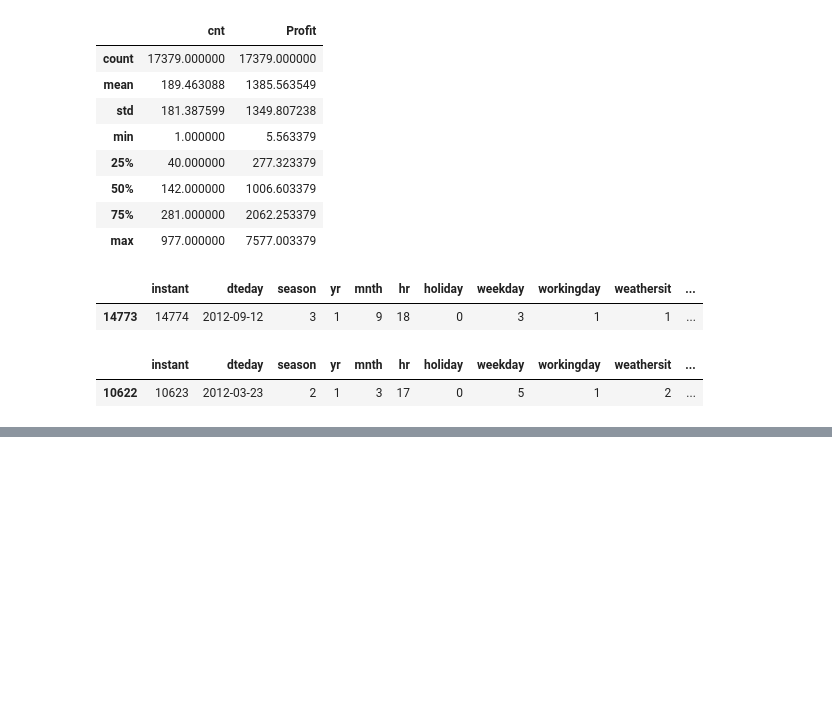
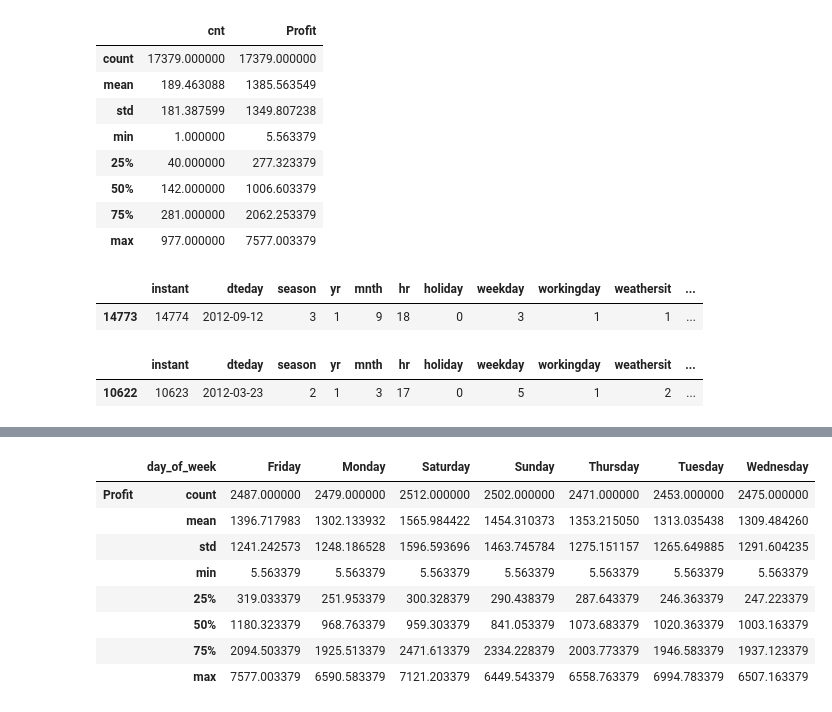
Before and after one commit to KhaledFarghaly11/Bike-Sharing-in-Washington, a Jupyter notebook: Bike Sharing in Washington.ipynb, the cells around one changed output, grey strips where cells are left out. Saved outputs shown, nothing was run; the diff lists cells and outputs as text; code cells hidden in the pictures; blank space fills up the shorter version.

Commit message:
Data analysis: Profit for each day & Which season has more registeration and profit

```diff
--- a/Bike Sharing in Washington.ipynb
+++ b/Bike Sharing in Washington.ipynb
@@ -97,3 +97,8 @@ df[df['Profit'] == df['Profit'].max()]
 # %% [output]
 |  | instant | dteday | season | yr | mnth | hr | holiday | weekday | workingday | weathersit | ... |
 | 10622 | 10623 | 2012-03-23 | 2 | 1 | 3 | 17 | 0 | 5 | 1 | 2 | ... |
+# %%
+# 3. Profit for each day.
+df.info() # Check type of date feature.
+
+df['dteday'] = pd.to_datetime(df['dteday'], format='%Y-%m-%d', errors="coerce")
@@ -99,0 +123,3 @@ df[df['Profit'] == df['Profit'].max()]
+# %%
+df['day_of_week'] = df['dteday'].dt.day_name()
+df
@@ -99,0 +140,12 @@ df[df['Profit'] == df['Profit'].max()]
+# %%
+df.groupby('day_of_week').describe()[['Profit']].transpose()
+# %% [output]
+|  | day_of_week | Friday | Monday | Saturday | Sunday | Thursday | Tuesday | Wednesday |
+| Profit | count | 2487.000000 | 2479.000000 | 2512.000000 | 2502.000000 | 2471.000000 | 2453.000000 | 2475.000000 |
+|  | mean | 1396.717983 | 1302.133932 | 1565.984422 | 1454.310373 | 1353.215050 | 1313.035438 | 1309.484260 |
+|  | std | 1241.242573 | 1248.186528 | 1596.593696 | 1463.745784 | 1275.151157 | 1265.649885 | 1291.604235 |
+|  | min | 5.563379 | 5.563379 | 5.563379 | 5.563379 | 5.563379 | 5.563379 | 5.563379 |
+|  | 25% | 319.033379 | 251.953379 | 300.328379 | 290.438379 | 287.643379 | 246.363379 | 247.223379 |
+|  | 50% | 1180.323379 | 968.763379 | 959.303379 | 841.053379 | 1073.683379 | 1020.363379 | 1003.163379 |
+|  | 75% | 2094.503379 | 1925.513379 | 2471.613379 | 2334.228379 | 2003.773379 | 1946.583379 | 1937.123379 |
+|  | max | 7577.003379 | 6590.583379 | 7121.203379 | 6449.543379 | 6558.763379 | 6994.783379 | 6507.163379 |
```
Also changed, not shown: parts of 4 cells of this notebook.
